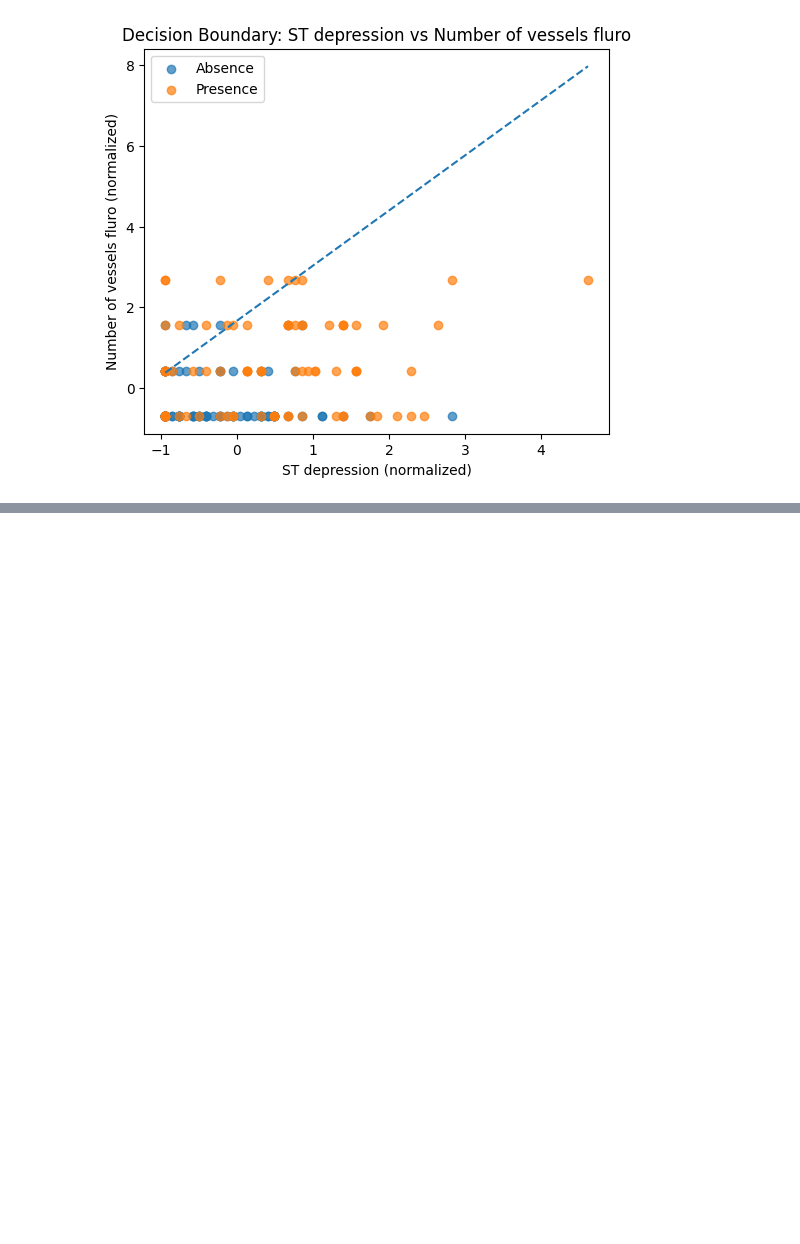
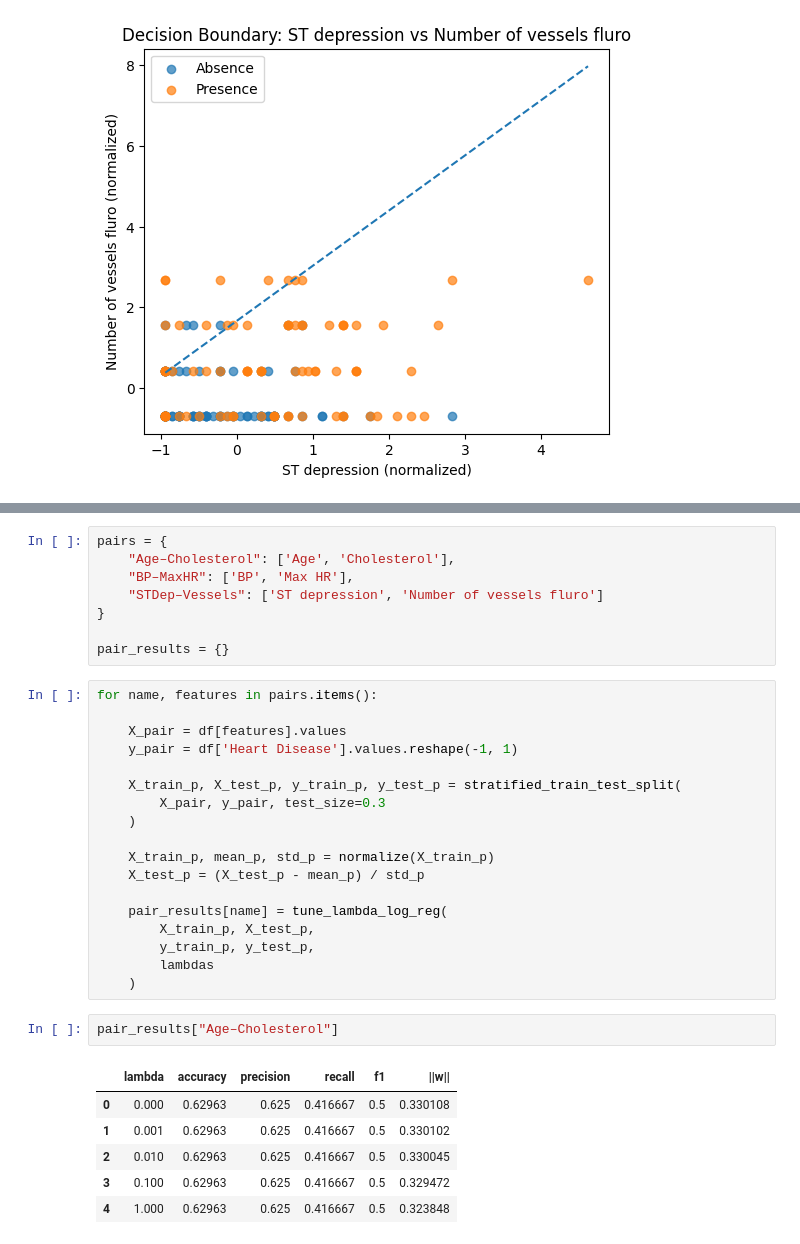
Before and after one commit to andrescalderonr/Heart-Disease-Risk-Prediction, a Jupyter notebook: heart_disease_lr_analysis.ipynb, the cells around one changed output, grey strips where cells are left out. Saved outputs shown, nothing was run; the diff lists cells and outputs as text; blank space fills up the shorter version.

```diff
--- a/heart_disease_lr_analysis.ipynb
+++ b/heart_disease_lr_analysis.ipynb
@@ -454,0 +549,35 @@ plt.show()
+# %%
+pairs = {
+    "Age–Cholesterol": ['Age', 'Cholesterol'],
+    "BP–MaxHR": ['BP', 'Max HR'],
+    "STDep–Vessels": ['ST depression', 'Number of vessels fluro']
+}
+
+pair_results = {}
+# %%
+for name, features in pairs.items():
+
+    X_pair = df[features].values
+    y_pair = df['Heart Disease'].values.reshape(-1, 1)
+
+    X_train_p, X_test_p, y_train_p, y_test_p = stratified_train_test_split(
+        X_pair, y_pair, test_size=0.3
+    )
+
+    X_train_p, mean_p, std_p = normalize(X_train_p)
+    X_test_p = (X_test_p - mean_p) / std_p
+
+    pair_results[name] = tune_lambda_log_reg(
+        X_train_p, X_test_p,
+        y_train_p, y_test_p,
+        lambdas
+    )
+# %%
+pair_results["Age–Cholesterol"]
+# %% [output]
+|  | lambda | accuracy | precision | recall | f1 | ||w|| |
+| 0 | 0.000 | 0.62963 | 0.625 | 0.416667 | 0.5 | 0.330108 |
+| 1 | 0.001 | 0.62963 | 0.625 | 0.416667 | 0.5 | 0.330102 |
+| 2 | 0.010 | 0.62963 | 0.625 | 0.416667 | 0.5 | 0.330045 |
+| 3 | 0.100 | 0.62963 | 0.625 | 0.416667 | 0.5 | 0.329472 |
+| 4 | 1.000 | 0.62963 | 0.625 | 0.416667 | 0.5 | 0.323848 |
```
Also changed, not shown: parts of 8 cells of this notebook.
